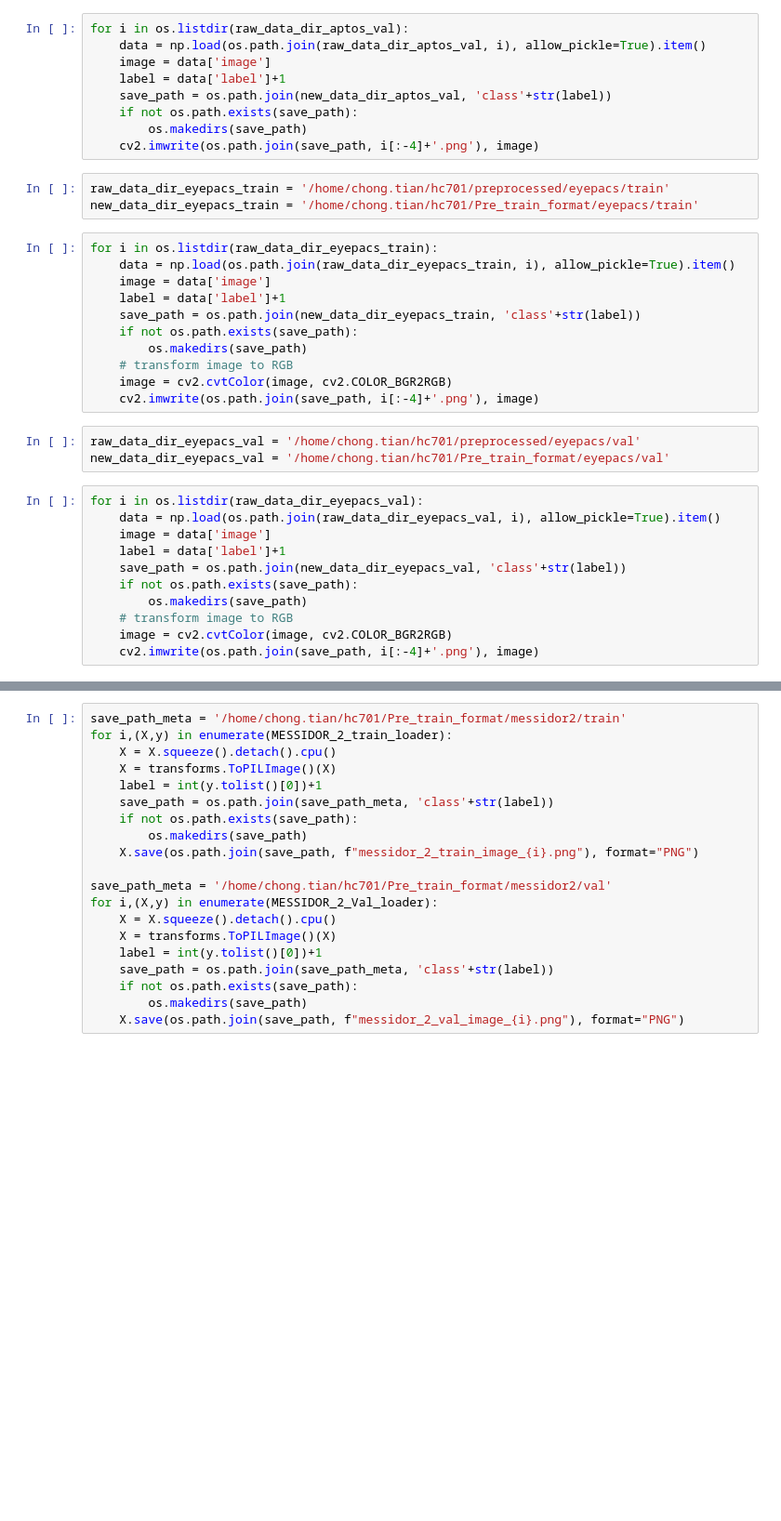
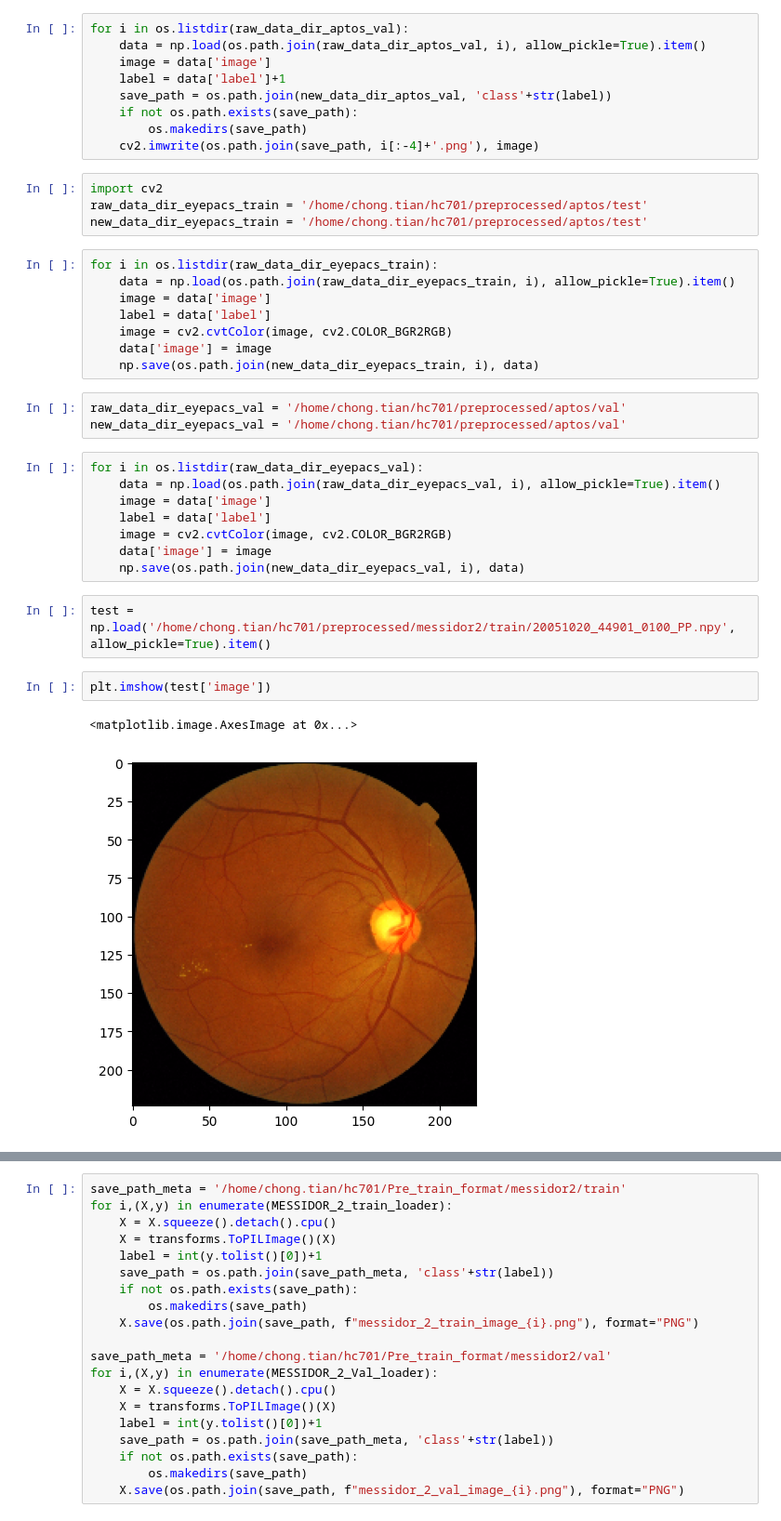
Before and after one commit to Arctic-Xiangjian/HC701-PROJECT, a Jupyter notebook: hc701fed/preprocess/for_SparK.ipynb, the cells around one changed output, grey strips where cells are left out. Shown: that part at 93% size. Cells and saved outputs as stored; diff of their text form; blank space fills up the shorter version.

```diff
--- a/hc701fed/preprocess/for_SparK.ipynb
+++ b/hc701fed/preprocess/for_SparK.ipynb
@@ -32,33 +32,35 @@ for i in os.listdir(raw_data_dir_aptos_val):
         os.makedirs(save_path)
     cv2.imwrite(os.path.join(save_path, i[:-4]+'.png'), image)
 # %%
-raw_data_dir_eyepacs_train = '/home/chong.tian/hc701/preprocessed/eyepacs/train'
-new_data_dir_eyepacs_train = '/home/chong.tian/hc701/Pre_train_format/eyepacs/train'
+import cv2
+raw_data_dir_eyepacs_train = '/home/chong.tian/hc701/preprocessed/aptos/test'
+new_data_dir_eyepacs_train = '/home/chong.tian/hc701/preprocessed/aptos/test'
 # %%
 for i in os.listdir(raw_data_dir_eyepacs_train):
     data = np.load(os.path.join(raw_data_dir_eyepacs_train, i), allow_pickle=True).item()
     image = data['image']
-    label = data['label']+1
-    save_path = os.path.join(new_data_dir_eyepacs_train, 'class'+str(label))
-    if not os.path.exists(save_path):
-        os.makedirs(save_path)
-    # transform image to RGB
+    label = data['label']
     image = cv2.cvtColor(image, cv2.COLOR_BGR2RGB)
-    cv2.imwrite(os.path.join(save_path, i[:-4]+'.png'), image)
+    data['image'] = image
+    np.save(os.path.join(new_data_dir_eyepacs_train, i), data)
 # %%
-raw_data_dir_eyepacs_val = '/home/chong.tian/hc701/preprocessed/eyepacs/val'
-new_data_dir_eyepacs_val = '/home/chong.tian/hc701/Pre_train_format/eyepacs/val'
+raw_data_dir_eyepacs_val = '/home/chong.tian/hc701/preprocessed/aptos/val'
+new_data_dir_eyepacs_val = '/home/chong.tian/hc701/preprocessed/aptos/val'
 # %%
 for i in os.listdir(raw_data_dir_eyepacs_val):
     data = np.load(os.path.join(raw_data_dir_eyepacs_val, i), allow_pickle=True).item()
     image = data['image']
-    label = data['label']+1
-    save_path = os.path.join(new_data_dir_eyepacs_val, 'class'+str(label))
-    if not os.path.exists(save_path):
-        os.makedirs(save_path)
-    # transform image to RGB
+    label = data['label']
     image = cv2.cvtColor(image, cv2.COLOR_BGR2RGB)
-    cv2.imwrite(os.path.join(save_path, i[:-4]+'.png'), image)
+    data['image'] = image
+    np.save(os.path.join(new_data_dir_eyepacs_val, i), data)
+# %%
+test = np.load('/home/chong.tian/hc701/preprocessed/messidor2/train/20051020_44901_0100_PP.npy', allow_pickle=True).item()
+# %%
+plt.imshow(test['image'])
+# %% [output]
+<matplotlib.image.AxesImage at 0x...>
+[figure, added]
 # %%
 import sys
 sys.path.append('/home/chong.tian/hc701/HC701-PROJECT')
```
Also changed, not shown: parts of 25 cells of this notebook, 4 other files.
